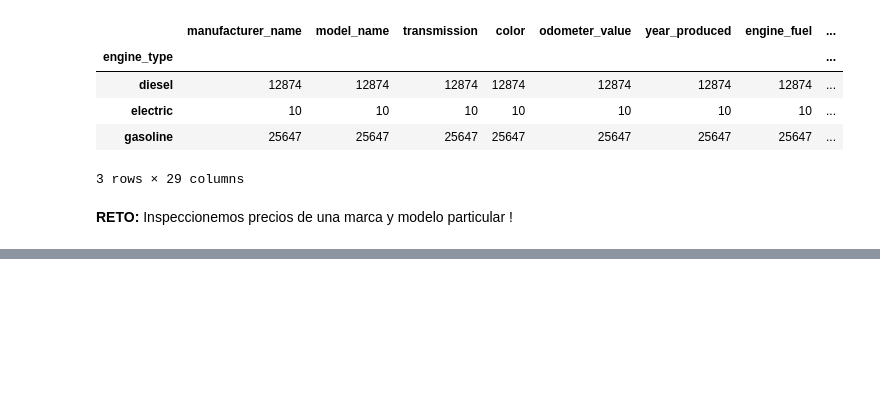
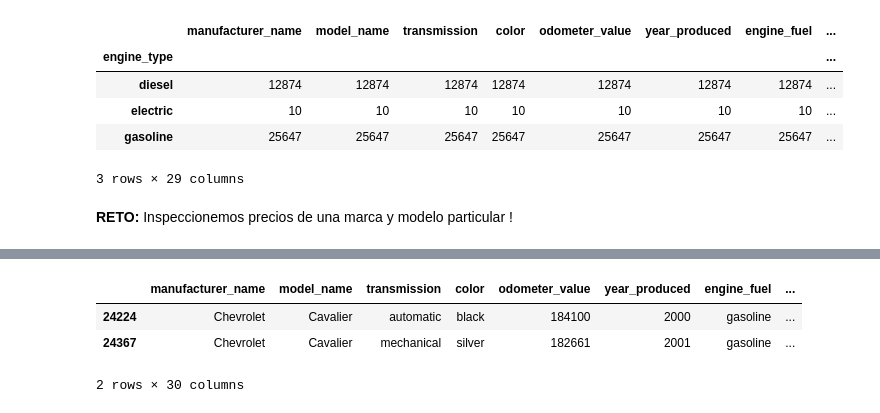
Before and after one commit to jariel17/curso-estadistica-descriptiva, a Jupyter notebook: 07_medidas-central.ipynb, the cells around one changed output, grey strips where cells are left out. Drawn from its saved outputs; the diff is of its cells as text; code cells hidden in the pictures; blank space fills up the shorter version.

```diff
--- a/07_medidas-central.ipynb
+++ b/07_medidas-central.ipynb
@@ -106,0 +107,8 @@ sns.histplot(Q7_df, x='price_usd', hue = 'year_produced')
+# %%
+cavalier_df = df[(df['manufacturer_name']=='Chevrolet') & (df['model_name']=='Cavalier')]
+cavalier_df
+# %% [output]
+|  | manufacturer_name | model_name | transmission | color | odometer_value | year_produced | engine_fuel | ... |
+| 24224 | Chevrolet | Cavalier | automatic | black | 184100 | 2000 | gasoline | ... |
+| 24367 | Chevrolet | Cavalier | mechanical | silver | 182661 | 2001 | gasoline | ... |
+2 rows × 30 columns
```
Also changed, not shown: parts of 3 cells of this notebook.
